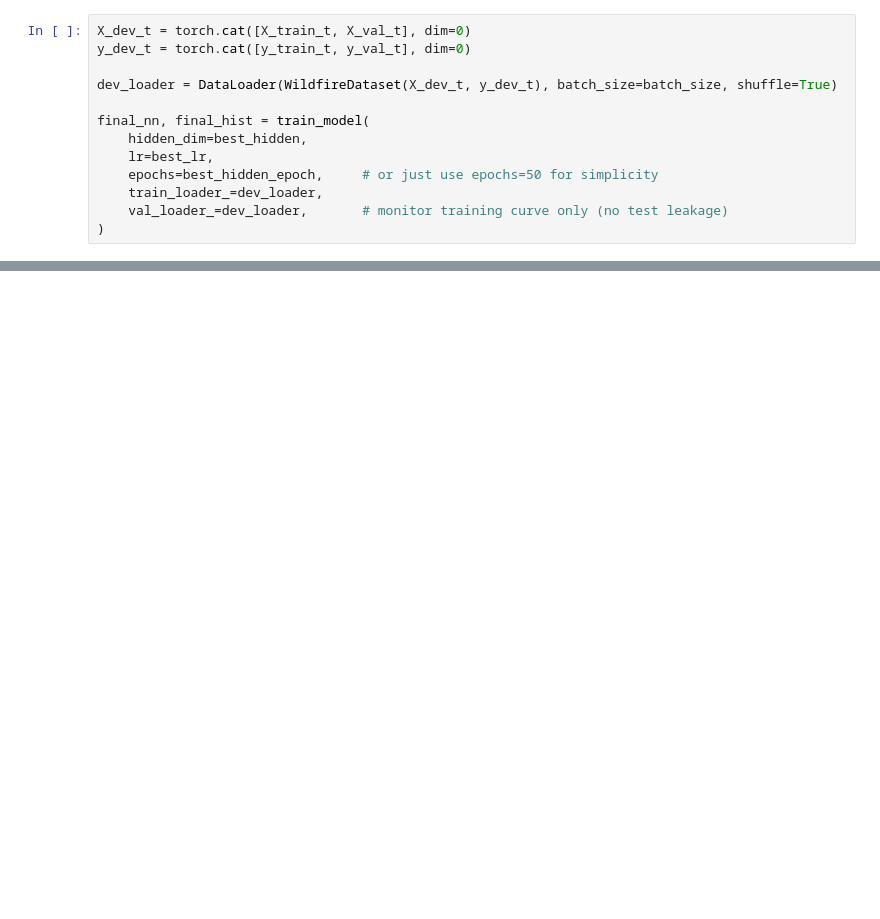
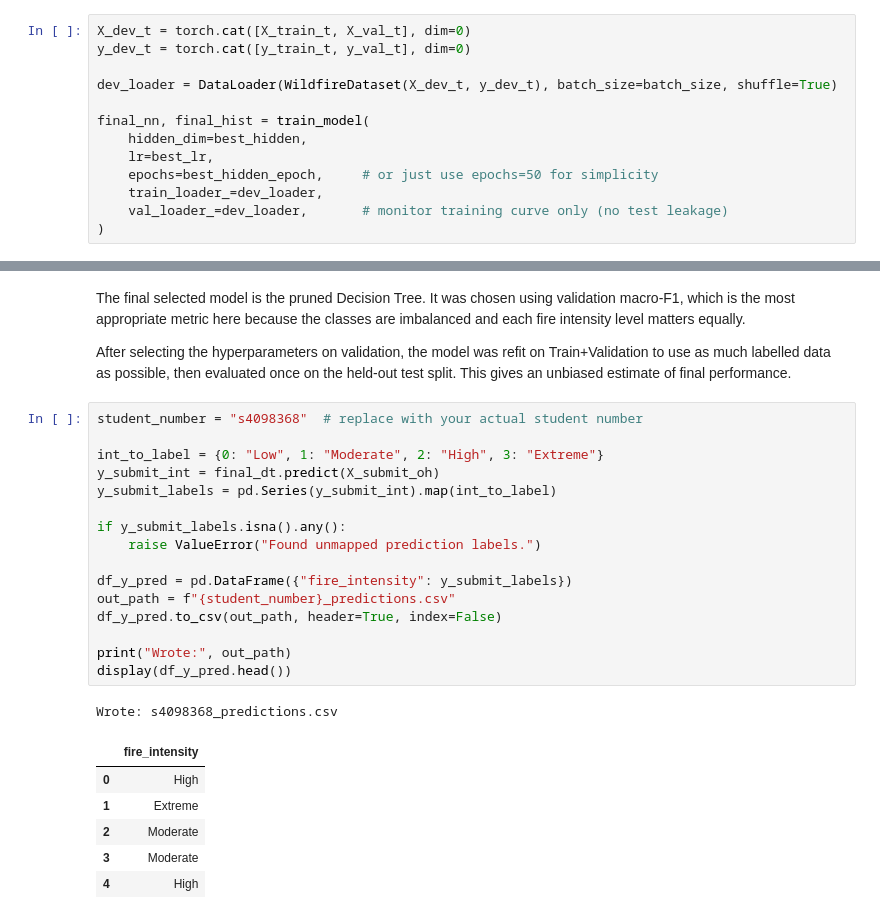
Before and after one commit to HieuTong/wildfires_classification, a Jupyter notebook: assignment2.ipynb, the cells around one changed output, grey strips where cells are left out. Saved outputs shown, nothing was run; the diff lists cells and outputs as text; blank space fills up the shorter version.

```diff
--- a/assignment2.ipynb
+++ b/assignment2.ipynb
@@ -1069,0 +1206,28 @@ final_nn, final_hist = train_model(
+# %% [markdown]
+The final selected model is the pruned Decision Tree. It was chosen using validation macro-F1, which is the most appropriate metric here because the classes are imbalanced and each fire intensity level matters equally.
+
+After selecting the hyperparameters on validation, the model was refit on Train+Validation to use as much labelled data as possible, then evaluated once on the held-out test split. This gives an unbiased estimate of final performance.
+# %%
+student_number = "s4098368"  # replace with your actual student number
+
+int_to_label = {0: "Low", 1: "Moderate", 2: "High", 3: "Extreme"}
+y_submit_int = final_dt.predict(X_submit_oh)
+y_submit_labels = pd.Series(y_submit_int).map(int_to_label)
+
+if y_submit_labels.isna().any():
+    raise ValueError("Found unmapped prediction labels.")
+
+df_y_pred = pd.DataFrame({"fire_intensity": y_submit_labels})
+out_path = f"{student_number}_predictions.csv"
+df_y_pred.to_csv(out_path, header=True, index=False)
+
+print("Wrote:", out_path)
+display(df_y_pred.head())
+# %% [output]
+Wrote: s4098368_predictions.csv
+|  | fire_intensity |
+| 0 | High |
+| 1 | Extreme |
+| 2 | Moderate |
+| 3 | Moderate |
+| 4 | High |
```
Also changed, not shown: parts of 12 cells of this notebook, 1 other file.
